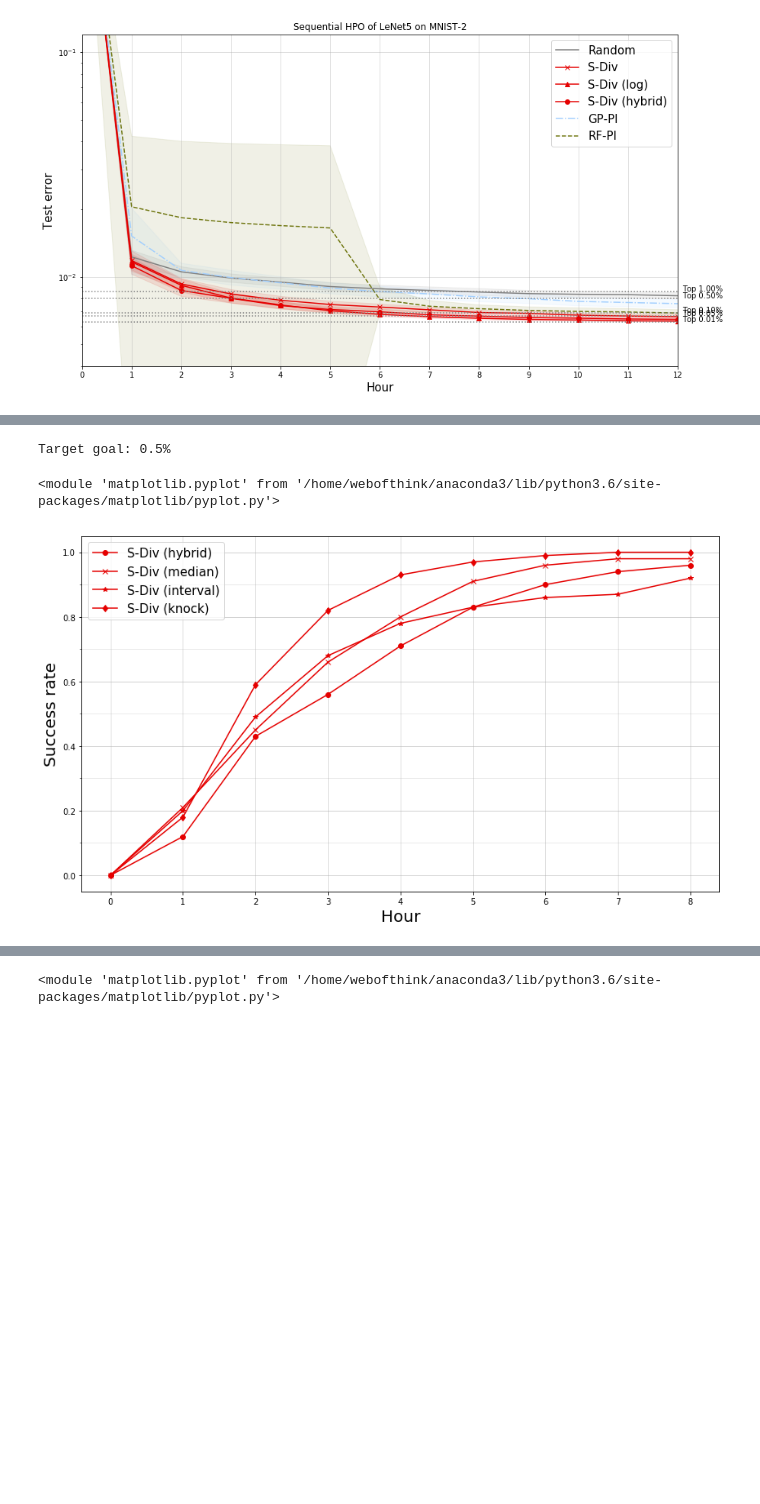
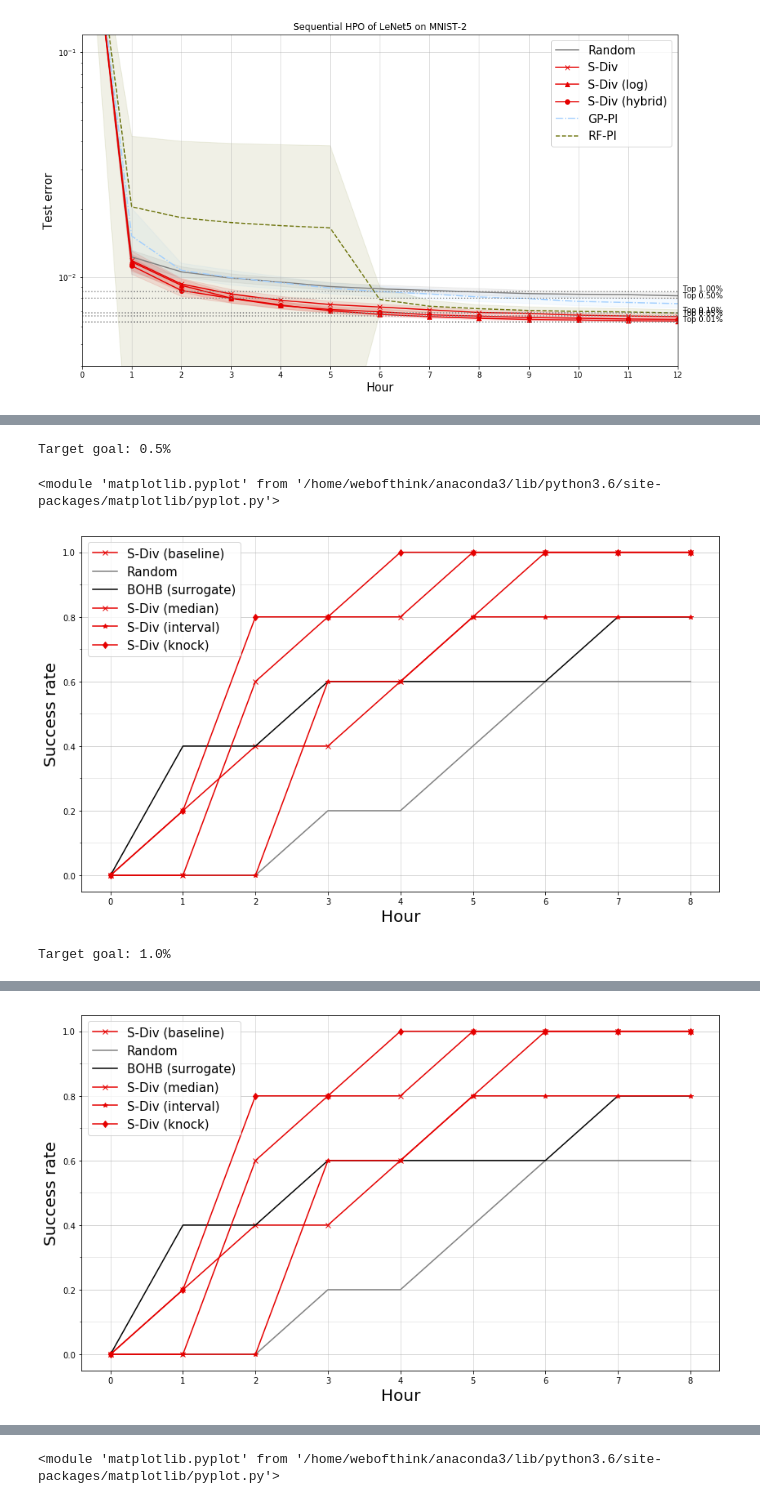
Before and after one commit to yongjinkim49/ecml, a Jupyter notebook: results/[ICML19] MINST-LeNet5(2) performance evaluation.ipynb, the cells around one changed output, grey strips where cells are left out. Saved outputs shown, nothing was run; the diff lists cells and outputs as text; code cells hidden in the pictures; blank space fills up the shorter version.

```diff
--- a/results/[ICML19] MINST-LeNet5(2) performance evaluation.ipynb
+++ b/results/[ICML19] MINST-LeNet5(2) performance evaluation.ipynb
@@ -102,8 +105,14 @@ Target goal: 0.05%
 # %%
 print("Target goal: {}%".format(stats[1]['difficulty']))
 draw_success_rate_fig(etr_results, target_goal =stats[1]['accuracy'], x_max=8 +1, x_unit='Hour' ,
-                            div=['S-Div (hybrid)'] + etr_divs, width=14, height=8 )
+                            div=baselines + etr_divs, width=14, height=8 )
 # %% [output]
 Target goal: 0.5%
 <module 'matplotlib.pyplot' from '/home/webofthink/anaconda3/lib/python3.6/site-packages/matplotlib/pyplot.py'>
-[figure, old version]
+[figure, new version]
+# %%
+print("Target goal: {}%".format(stats[0]['difficulty']))
+draw_success_rate_fig(etr_results, target_goal =stats[1]['accuracy'], x_max=8 +1, x_unit='Hour' ,
+                            div=baselines + etr_divs, width=14, height=8 )
+# %% [output]
+Target goal: 1.0%
@@ -109,0 +120 @@ Target goal: 0.5%
+[figure, added]
```
Also changed, not shown: parts of 7 cells of this notebook, 33 other files.
